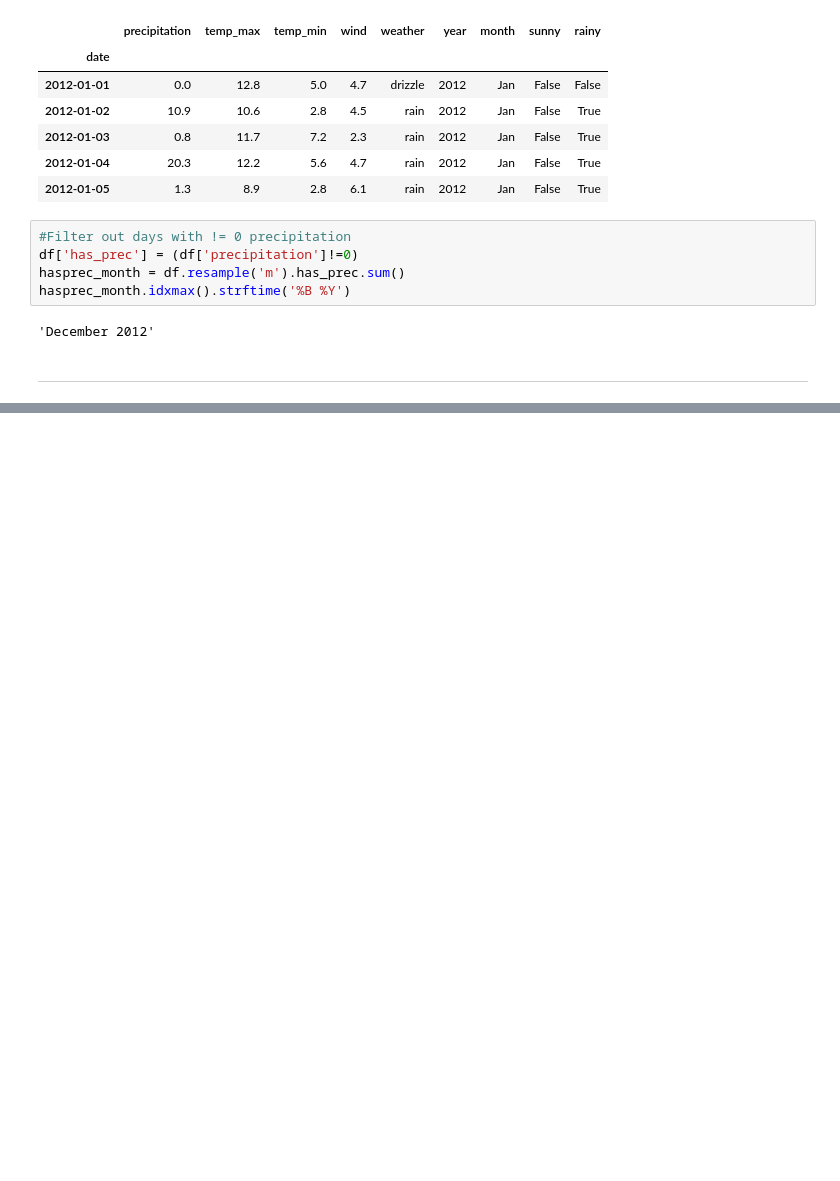
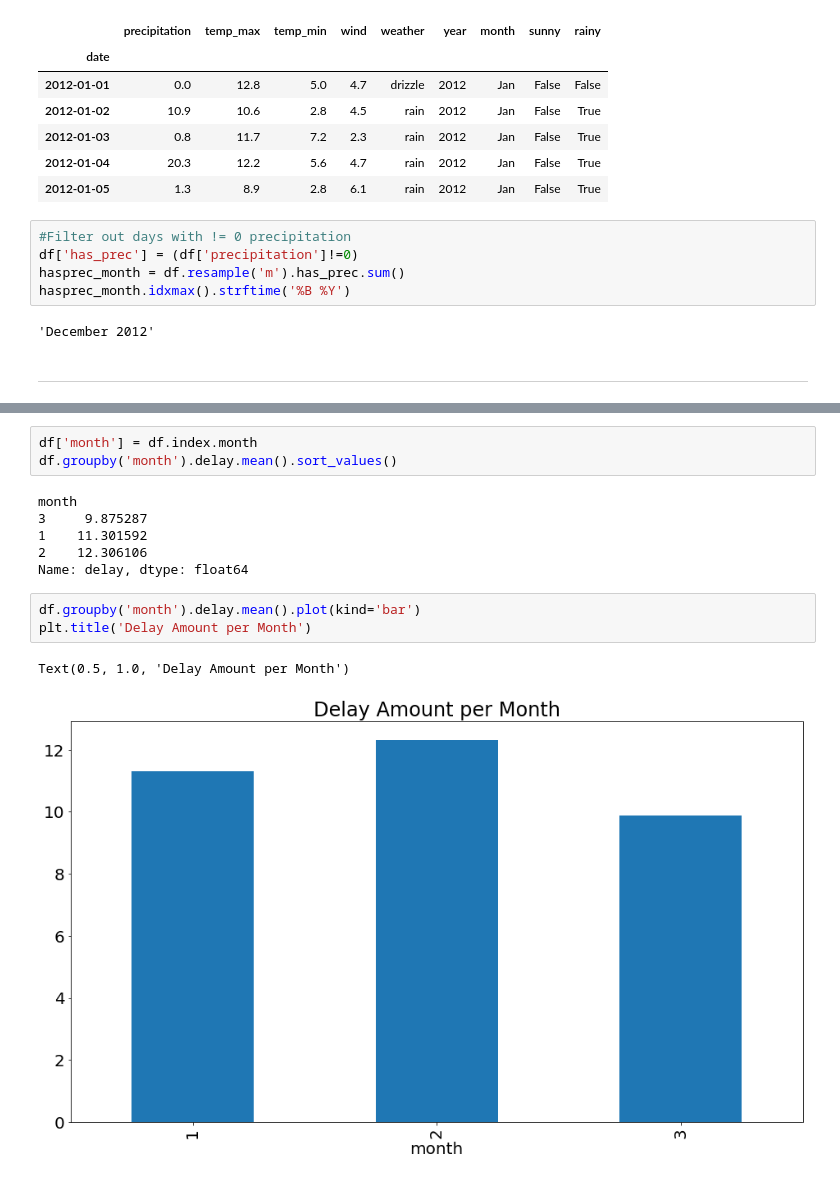
Before and after one commit to m3redithw/time-series-exercises, a Jupyter notebook: time_series_data_exercises.ipynb, the cells around one changed output, grey strips where cells are left out. Cells and saved outputs as stored; diff of their text form; blank space fills up the shorter version.

```diff
--- a/time_series_data_exercises.ipynb
+++ b/time_series_data_exercises.ipynb
@@ -250,0 +338,15 @@ hasprec_month.idxmax().strftime('%B %Y')
+# %%
+df['month'] = df.index.month
+df.groupby('month').delay.mean().sort_values()
+# %% [output]
+month
+3     9.875287
+1    11.301592
+2    12.306106
+Name: delay, dtype: float64
+# %%
+df.groupby('month').delay.mean().plot(kind='bar')
+plt.title('Delay Amount per Month')
+# %% [output]
+Text(0.5, 1.0, 'Delay Amount per Month')
+[figure, added]
```
Also changed, not shown: parts of 16 cells of this notebook.
